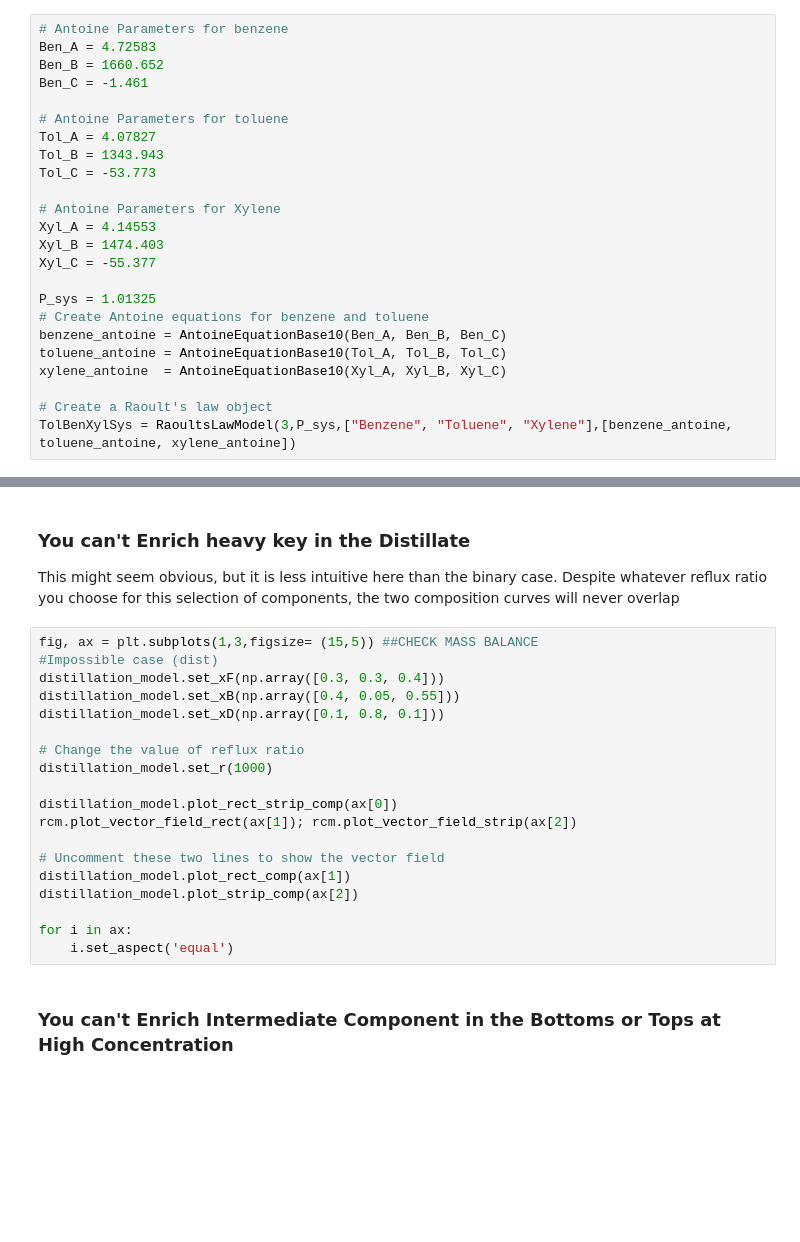
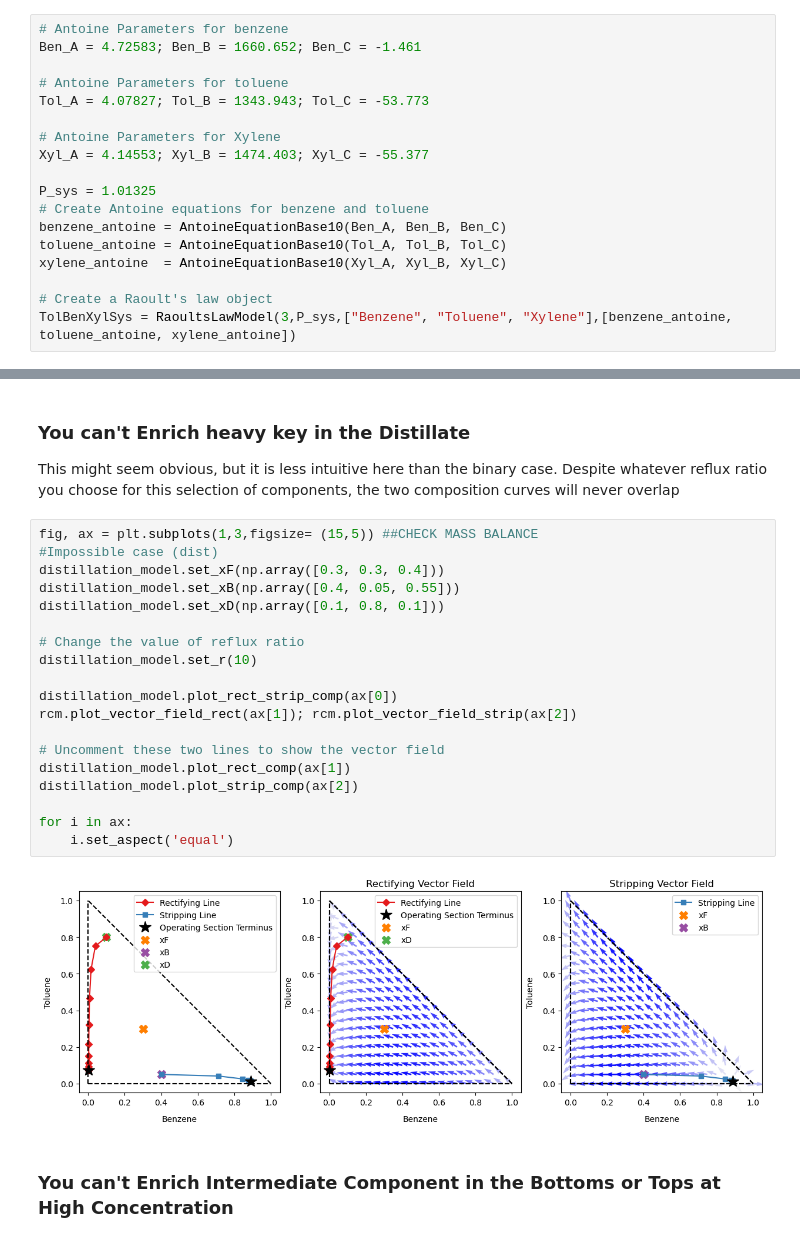
Before and after one commit to dayakaran/Ext_Distill_Sim, a Jupyter notebook: Example2.ipynb, the cells around one changed output, grey strips where cells are left out. Drawn from its saved outputs; the diff is of its cells as text; blank space fills up the shorter version.

```diff
--- a/Example2.ipynb
+++ b/Example2.ipynb
@@ -33,19 +33,13 @@ with open("src/utils/pickles/ex2_fixedpoints_dict.pkl", "rb") as f:
 **Here, the vapor-liquid equilibrium model for the ternary system is being defined.**
 # %%
 # Antoine Parameters for benzene
-Ben_A = 4.72583
-Ben_B = 1660.652
-Ben_C = -1.461
+Ben_A = 4.72583; Ben_B = 1660.652; Ben_C = -1.461
 
 # Antoine Parameters for toluene
-Tol_A = 4.07827
-Tol_B = 1343.943
-Tol_C = -53.773
+Tol_A = 4.07827; Tol_B = 1343.943; Tol_C = -53.773
 
 # Antoine Parameters for Xylene
-Xyl_A = 4.14553
-Xyl_B = 1474.403
-Xyl_C = -55.377
+Xyl_A = 4.14553; Xyl_B = 1474.403; Xyl_C = -55.377
 
 P_sys = 1.01325
 # Create Antoine equations for benzene and toluene
@@ -175,22 +170,24 @@ This might seem obvious, but it is less intuitive here than the binary case. Des
 # %%
 fig, ax = plt.subplots(1,3,figsize= (15,5)) ##CHECK MASS BALANCE
 #Impossible case (dist)
 distillation_model.set_xF(np.array([0.3, 0.3, 0.4]))
 distillation_model.set_xB(np.array([0.4, 0.05, 0.55]))
 distillation_model.set_xD(np.array([0.1, 0.8, 0.1]))
 
 # Change the value of reflux ratio
-distillation_model.set_r(1000)
+distillation_model.set_r(10)
 
 distillation_model.plot_rect_strip_comp(ax[0])
 rcm.plot_vector_field_rect(ax[1]); rcm.plot_vector_field_strip(ax[2])
 
 # Uncomment these two lines to show the vector field
 distillation_model.plot_rect_comp(ax[1])
 distillation_model.plot_strip_comp(ax[2])
 
 for i in ax:
     i.set_aspect('equal')
+# %% [output]
+[figure, added]
 # %% [markdown]
 ### You can't Enrich Intermediate Component in the Bottoms or Tops at High Concentration
 # %%
```
Also changed, not shown: parts of 5 cells of this notebook, 4 other files.
